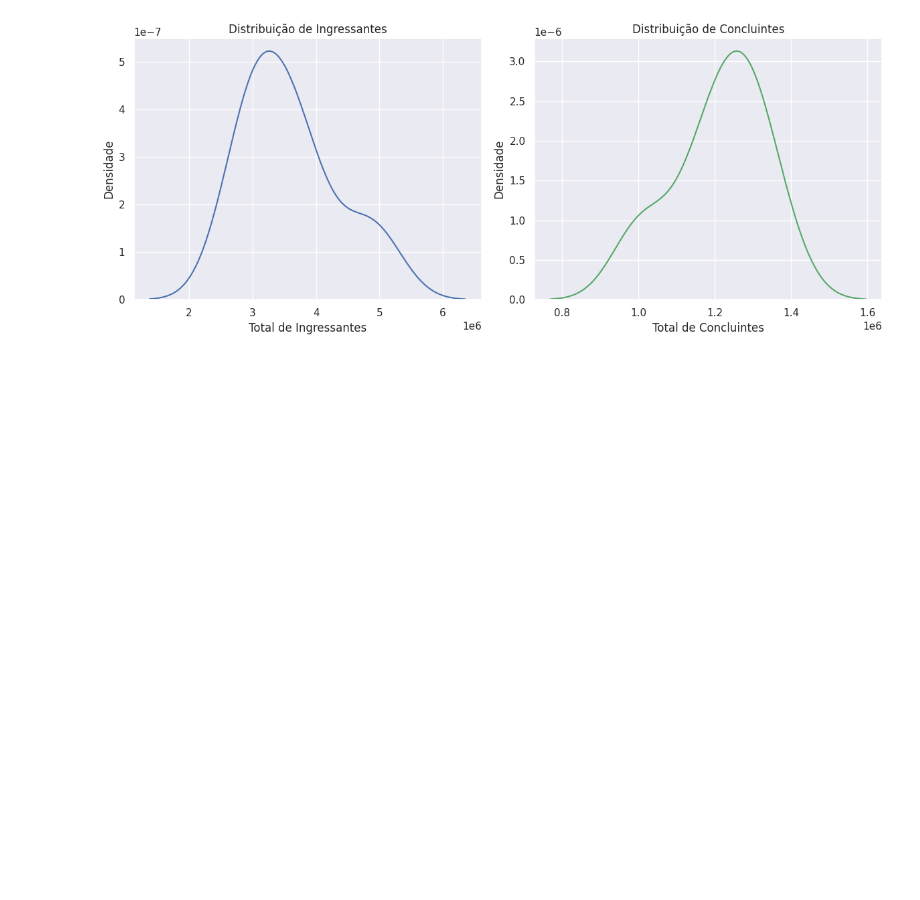
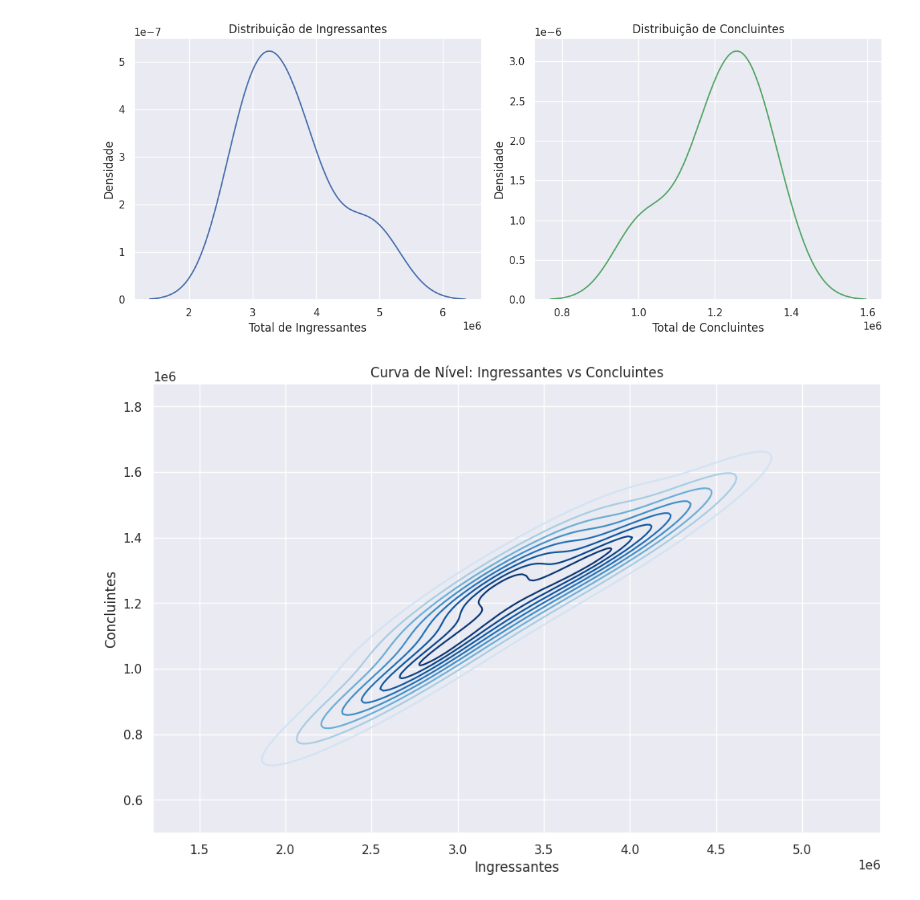
Before and after one commit to MuriloBarros304/censo-graduacao-br, a Jupyter notebook: analise-dados.ipynb, the cells around one changed output. Cells and saved outputs as stored; diff of their text form; code cells hidden in the pictures; blank space fills up the shorter version.

```diff
--- a/analise-dados.ipynb
+++ b/analise-dados.ipynb
@@ -11,9 +11,11 @@ import xlrd
 sns.set(rc={'figure.figsize':(11.7,7.27)})
 # %% [markdown]
 Importando a tabela
+# %%
+path = 'https://raw.githubusercontent.com/MuriloBarros304/censo-graduacao-br/main/data/raw/tabelas_de_divulgacao_censo_da_educacao_superior_2023.xls'
 # %%
-df_ingressantes = pd.read_excel("tabelas_de_divulgacao_censo.xls", sheet_name="Tab3.04", header=None)
-df_concluintes = pd.read_excel("tabelas_de_divulgacao_censo.xls", sheet_name="Tab3.05", header=None)
+df_ingressantes = pd.read_excel(path, sheet_name="Tab3.04", header=None)
+df_concluintes = pd.read_excel(path, sheet_name="Tab3.05", header=None)
 
 df_ingressantes = df_ingressantes.iloc[7:]
 df_ingressantes.drop(71, inplace=True)
@@ -116,3 +123,18 @@ plt.tight_layout()
 plt.show()
 # %% [output]
 [figure]
+# %%
+sns.kdeplot(
+    x=df_ingressantes['Total geral'],
+    y=df_concluintes['Total geral'],
+    cmap="Blues",
+    thresh=False,
+)
+
+plt.title('Curva de Nível: Ingressantes vs Concluintes')
+plt.xlabel('Ingressantes')
+plt.ylabel('Concluintes')
+plt.grid(True)
+plt.show()
+# %% [output]
+[figure, added]
```
Also changed, not shown: parts of 1 cell of this notebook.
